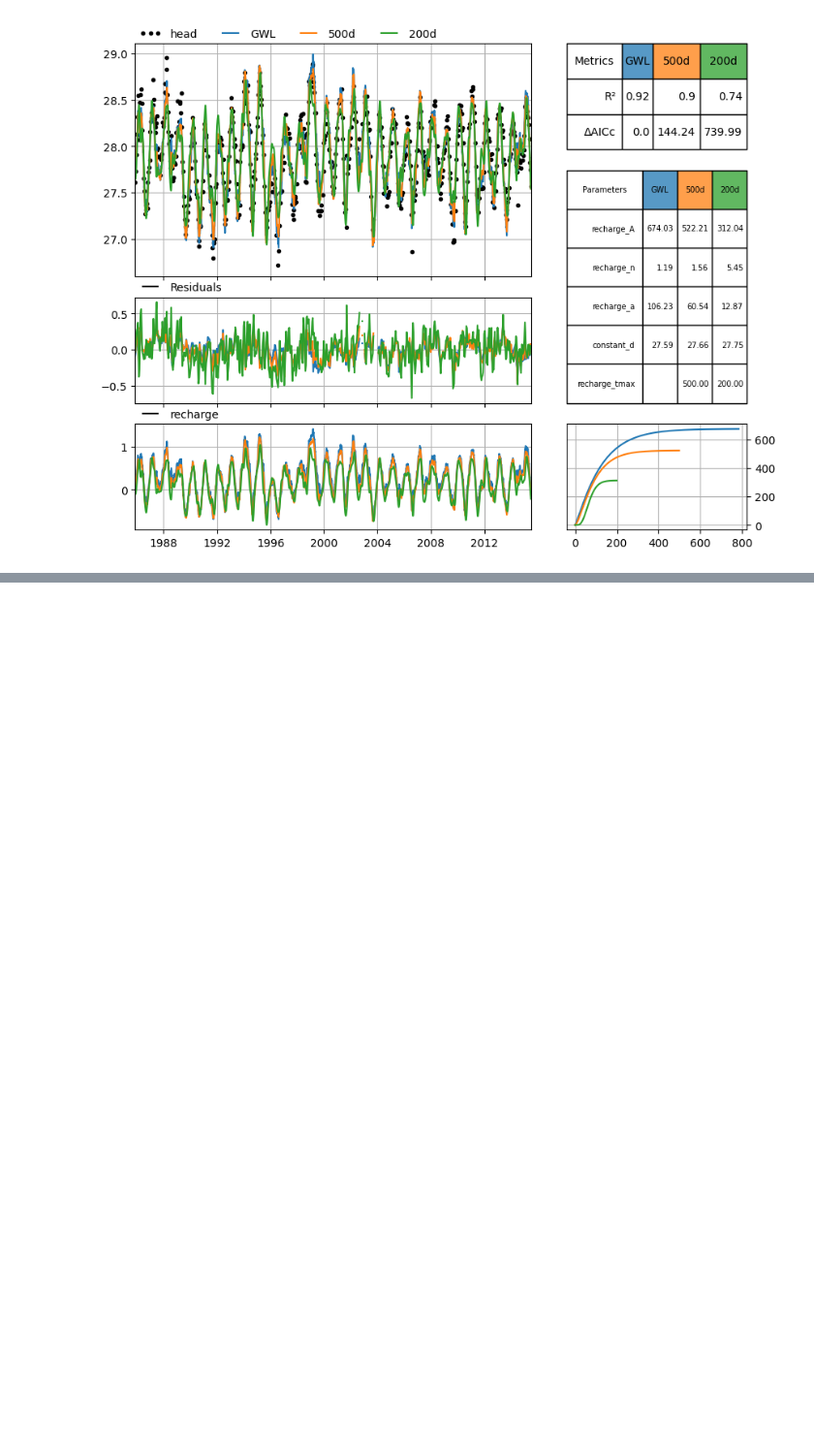
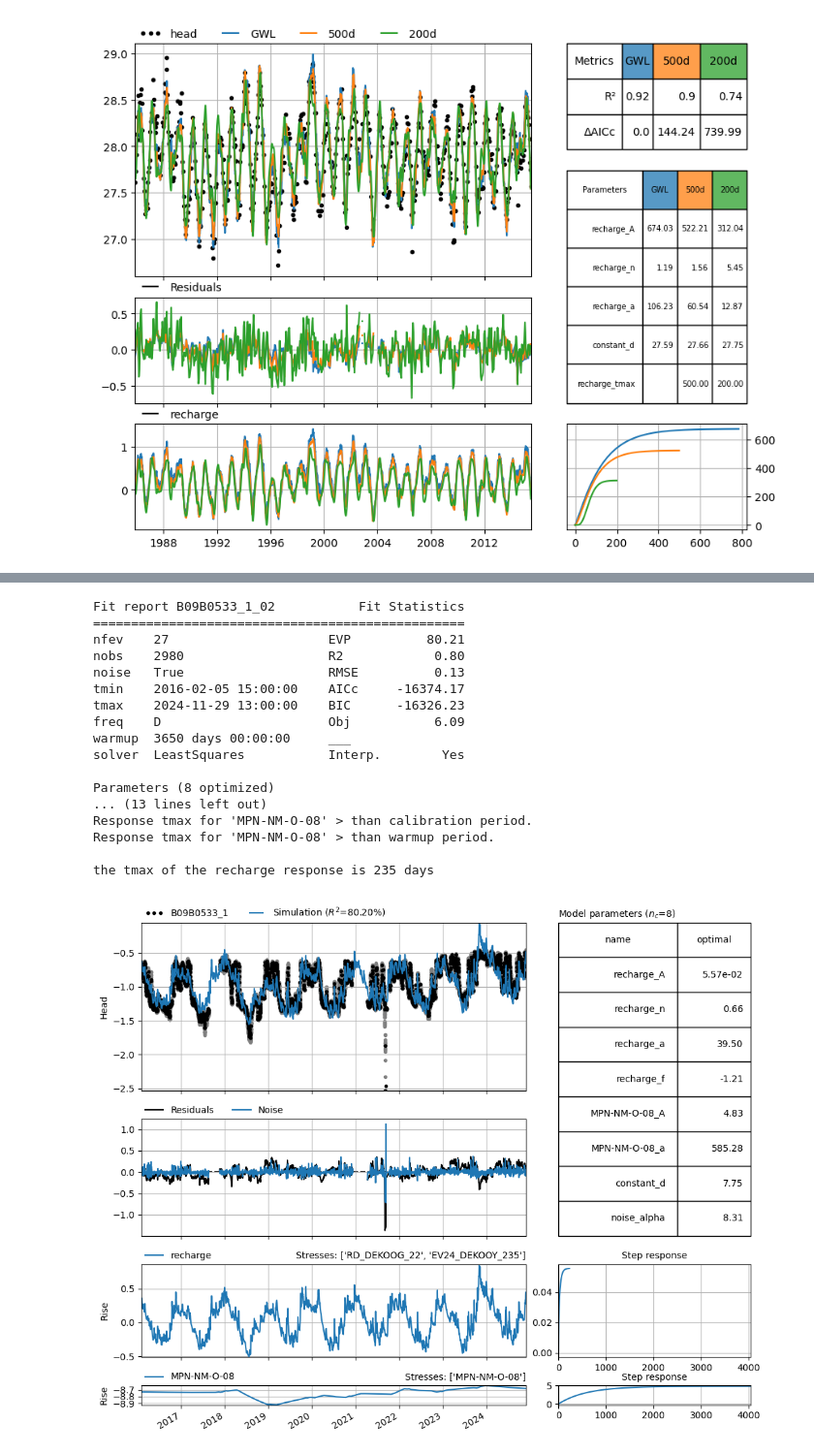
Before and after one commit to pastas/pastas, a Jupyter notebook: doc/examples/response_tmax_bound.ipynb, the cells around one changed output, grey strips where cells are left out. Shown at 97% size. Cells and saved outputs as stored; diff of their text form; code cells hidden in the pictures; blank space fills up the shorter version.

```diff
--- a/doc/examples/response_tmax_bound.ipynb
+++ b/doc/examples/response_tmax_bound.ipynb
@@ -130,0 +189,25 @@ mc.plot()
+# %%
+# consider this model with a response function with a high response tmax
+ml3 = ps.io.load('data/B09B0533_1_02.pas')
+ml3.solve()
+ml3.plots.results();
+print(f'\nthe tmax of the recharge response is {ml3.get_response_tmax("recharge"):.0f} days')
+# %% [output]
+Fit report B09B0533_1_02           Fit Statistics
+=================================================
+nfev    27                     EVP          80.21
+nobs    2980                   R2            0.80
+noise   True                   RMSE          0.13
+tmin    2016-02-05 15:00:00    AICc     -16374.17
+tmax    2024-11-29 13:00:00    BIC      -16326.23
+freq    D                      Obj           6.09
+warmup  3650 days 00:00:00     ___
+solver  LeastSquares           Interp.        Yes
+
+Parameters (8 optimized)
+... (13 lines left out)
+Response tmax for 'MPN-NM-O-08' > than calibration period.
+Response tmax for 'MPN-NM-O-08' > than warmup period.
+
+the tmax of the recharge response is 235 days
+[figure, added]
```
Also changed, not shown: parts of 4 cells of this notebook, 4 other files.
